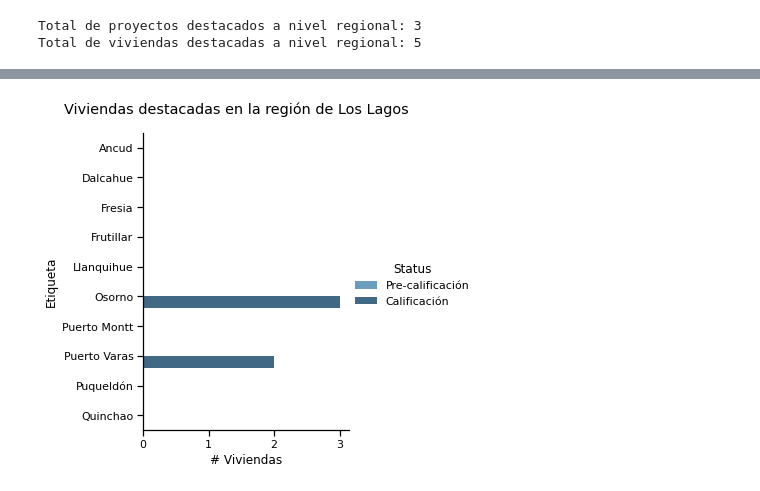
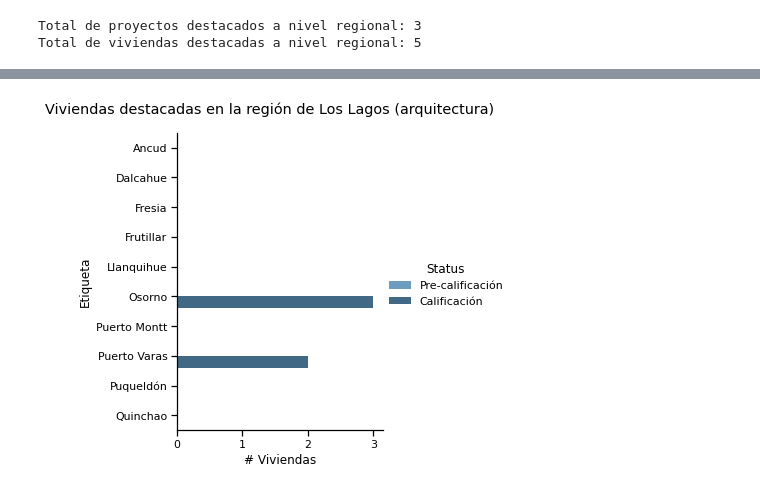
Before and after one commit to roruizf/cev-statistics-analysis, a Jupyter notebook: cev_analysis.ipynb, the cells around one changed output, grey strips where cells are left out. Cells and saved outputs as stored; diff of their text form; code cells hidden in the pictures.

```diff
--- a/cev_analysis.ipynb
+++ b/cev_analysis.ipynb
@@ -238,8 +231,8 @@ dest
 # %%
 sns.set_context('notebook')
 g = sns.catplot(y='Comuna', data=dest, kind='count', hue='Status', palette='Blues_d')
-g.fig.suptitle(f"Viviendas destacadas en la región de {region}", y=1.05)
+g.fig.suptitle(f"Viviendas destacadas en la región de {region} (arquitectura)", y=1.05)
 g.set(ylabel="Etiqueta", xlabel="# Viviendas")
 plt.show()
 # %% [output]
-[figure, old version]
+[figure, new version]
```
Also changed, not shown: parts of 10 cells of this notebook, 1 other file.
